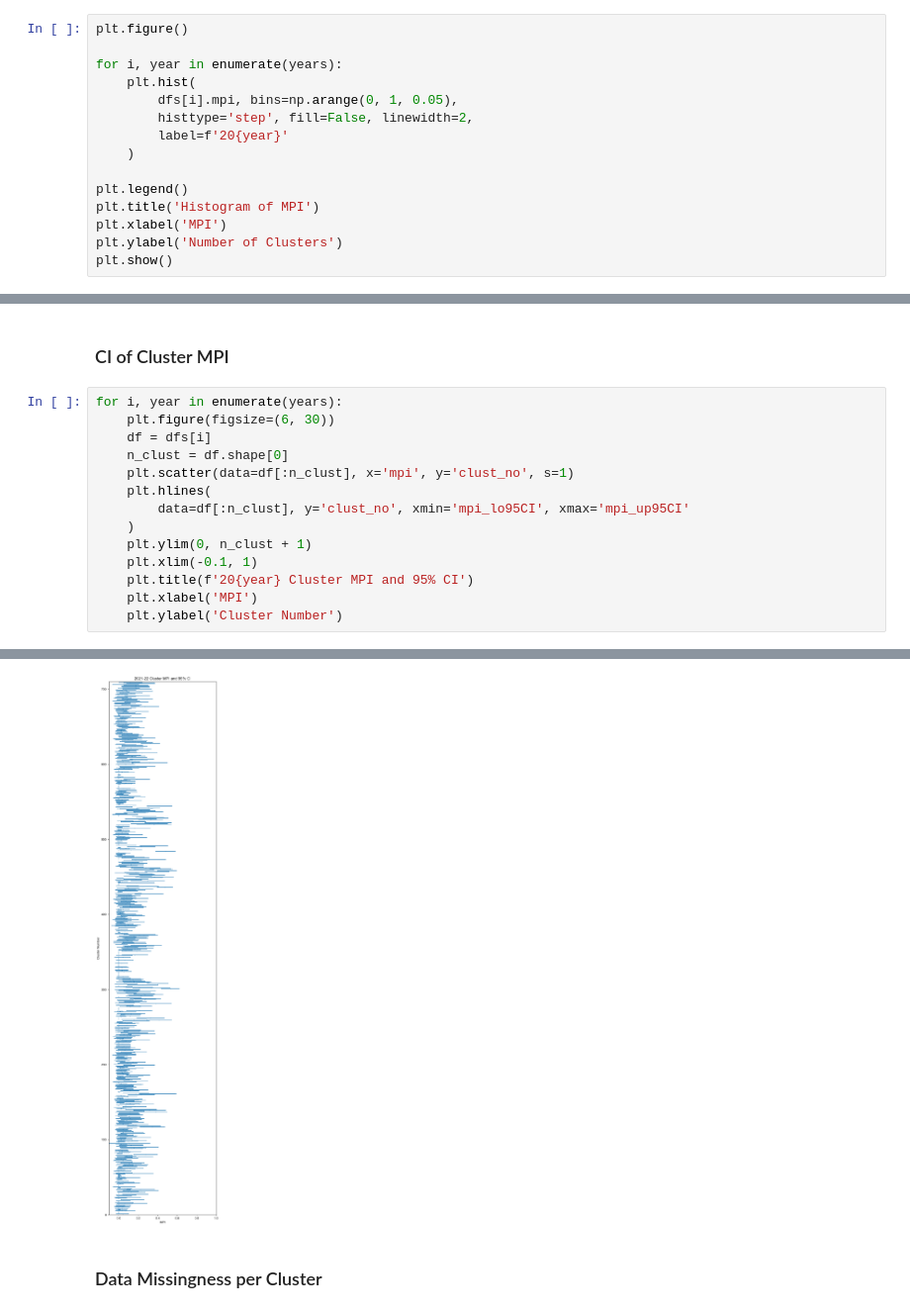
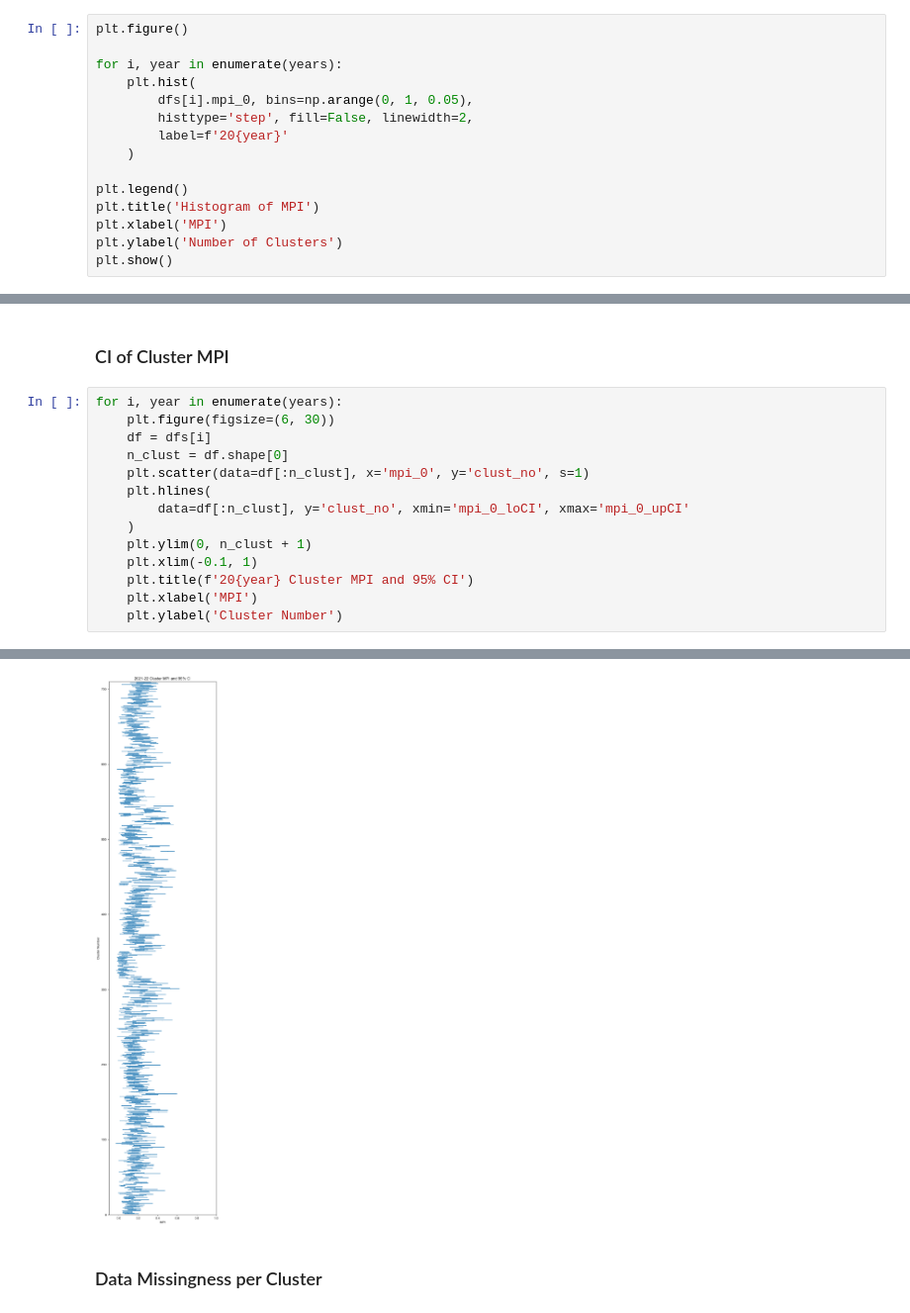
Before and after one commit to sig-gis/mpi, a Jupyter notebook: code/MPI/analyze.ipynb, the cells around one changed output, grey strips where cells are left out. Shown at 99% size. Saved outputs shown, nothing was run; the diff lists cells and outputs as text.

Commit message:
Visualize uncensored cluster MPIs

```diff
--- a/code/MPI/analyze.ipynb
+++ b/code/MPI/analyze.ipynb
@@ -38,7 +38,7 @@ plt.figure()
 
 for i, year in enumerate(years):
     plt.hist(
-        dfs[i].mpi, bins=np.arange(0, 1, 0.05),
+        dfs[i].mpi_0, bins=np.arange(0, 1, 0.05),
         histtype='step', fill=False, linewidth=2,
         label=f'20{year}'
     )
@@ -57,9 +57,9 @@ for i, year in enumerate(years):
     plt.figure(figsize=(6, 30))
     df = dfs[i]
     n_clust = df.shape[0]
-    plt.scatter(data=df[:n_clust], x='mpi', y='clust_no', s=1)
+    plt.scatter(data=df[:n_clust], x='mpi_0', y='clust_no', s=1)
     plt.hlines(
-        data=df[:n_clust], y='clust_no', xmin='mpi_lo95CI', xmax='mpi_up95CI'
+        data=df[:n_clust], y='clust_no', xmin='mpi_0_loCI', xmax='mpi_0_upCI'
     )
     plt.ylim(0, n_clust + 1)
     plt.xlim(-0.1, 1)
@@ -74,4 +74,4 @@ for i, year in enumerate(years):
-[figure, old version]
+[figure, new version]
 # %% [markdown]
 ### Data Missingness per Cluster
 # %%
```
Also changed, not shown: parts of 2 cells of this notebook.
